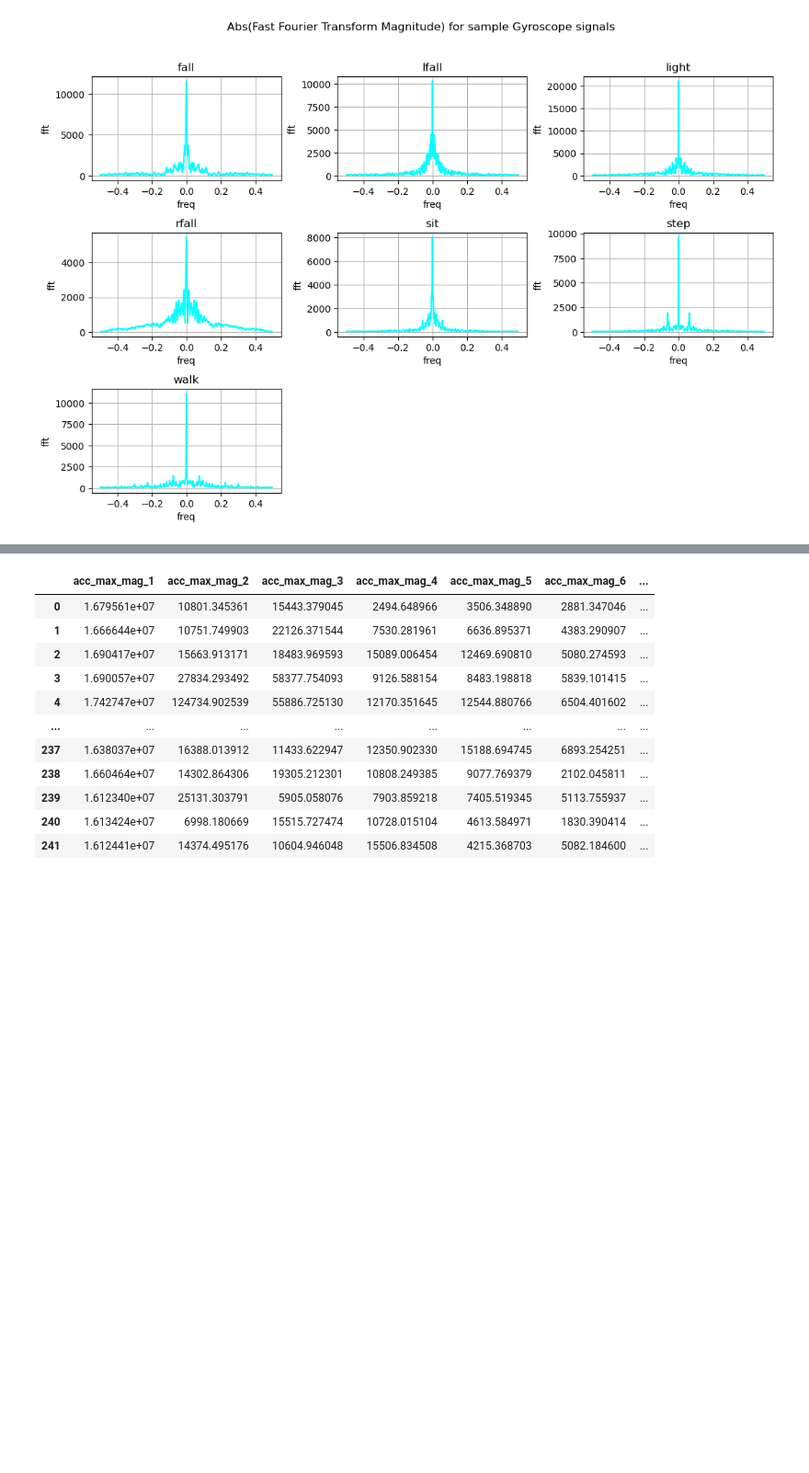
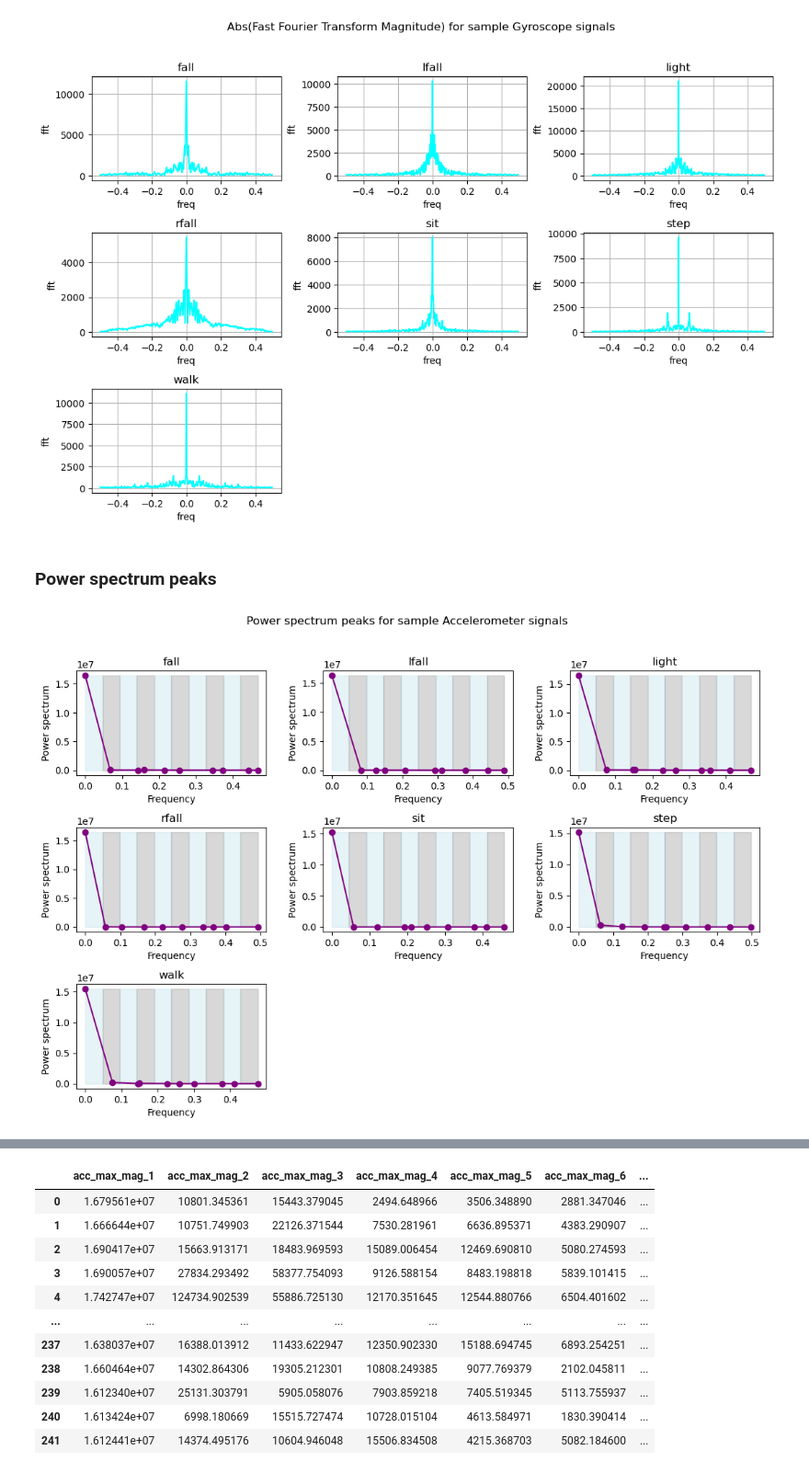
Before and after one commit to nicolagrieco00/Fall_or_not_to_fall, a Jupyter notebook: first_algo.ipynb, the cells around one changed output, grey strips where cells are left out. Shown at 92% size. Drawn from its saved outputs; the diff is of its cells as text; code cells hidden in the pictures; blank space fills up the shorter version.

Commit message:
peaks plot

```diff
--- a/first_algo.ipynb
+++ b/first_algo.ipynb
@@ -151,3 +151,39 @@ plt.delaxes(ax[pos[8]])
 plt.show()
 # %% [output]
 [figure]
+# %% [markdown]
+### Power spectrum peaks
+# %%
+# plot a patterns
+fig, ax = plt.subplots(3, 3, figsize=(13,8))
+pos = {0: (0, 0), 1: (0, 1), 2: (0, 2), 3: (1, 0), 4: (1, 1), 5: (1, 2), 6: (2, 0), 7: (2, 1), 8: (2, 2)}
+i=0
+for label, row in sampled_rows.iterrows():
+    acc = np.array(row[[col for col in row.index if col.startswith('acc')]])
+    max_ps = fourier_magnitudes(acc, plot=True)
+    freq = list(fftfreq(int(len(acc)/2)))
+
+    num_bins = 10
+    hist_counts, bin_edges = np.histogram(max_ps[0], bins=num_bins)
+
+    ax[pos[i]].plot(max_ps[0], max_ps[1], marker="o", color="purple")
+    ax[pos[i]].set_xlabel('Frequency')
+    ax[pos[i]].set_ylabel('Power spectrum')
+    ax[pos[i]].set_title(label[0])
+    # Add transparent bands using fill_between for each bin
+    for k in range(num_bins):
+        lower_band = bin_edges[k]
+        upper_band = bin_edges[k + 1]
+        if k%2==0:
+            ax[pos[i]].fill_betweenx([0, max(max_ps[1])], lower_band, upper_band, alpha=0.3, color='lightblue')
+        else:
+            ax[pos[i]].fill_betweenx([0, max(max_ps[1])], lower_band, upper_band, alpha=0.3, color='gray')
+    i+=1
+
+plt.suptitle("Power spectrum peaks for sample Accelerometer signals")
+plt.subplots_adjust(hspace=0.5, wspace=0.3)
+plt.delaxes(ax[pos[7]])
+plt.delaxes(ax[pos[8]])
+plt.show()
+# %% [output]
+[figure, added]
```
Also changed, not shown: parts of 1 cell of this notebook, 1 other file.
